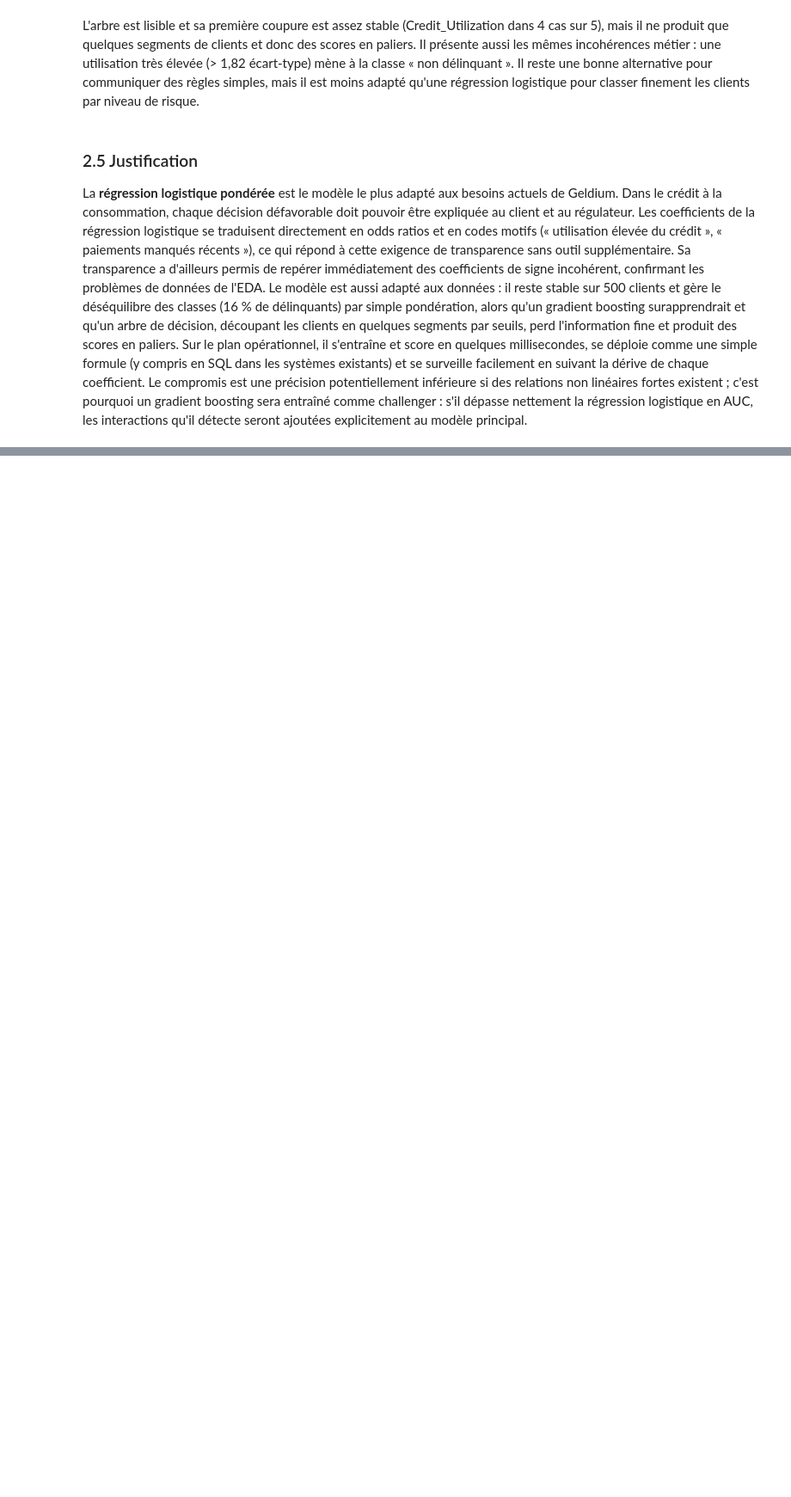
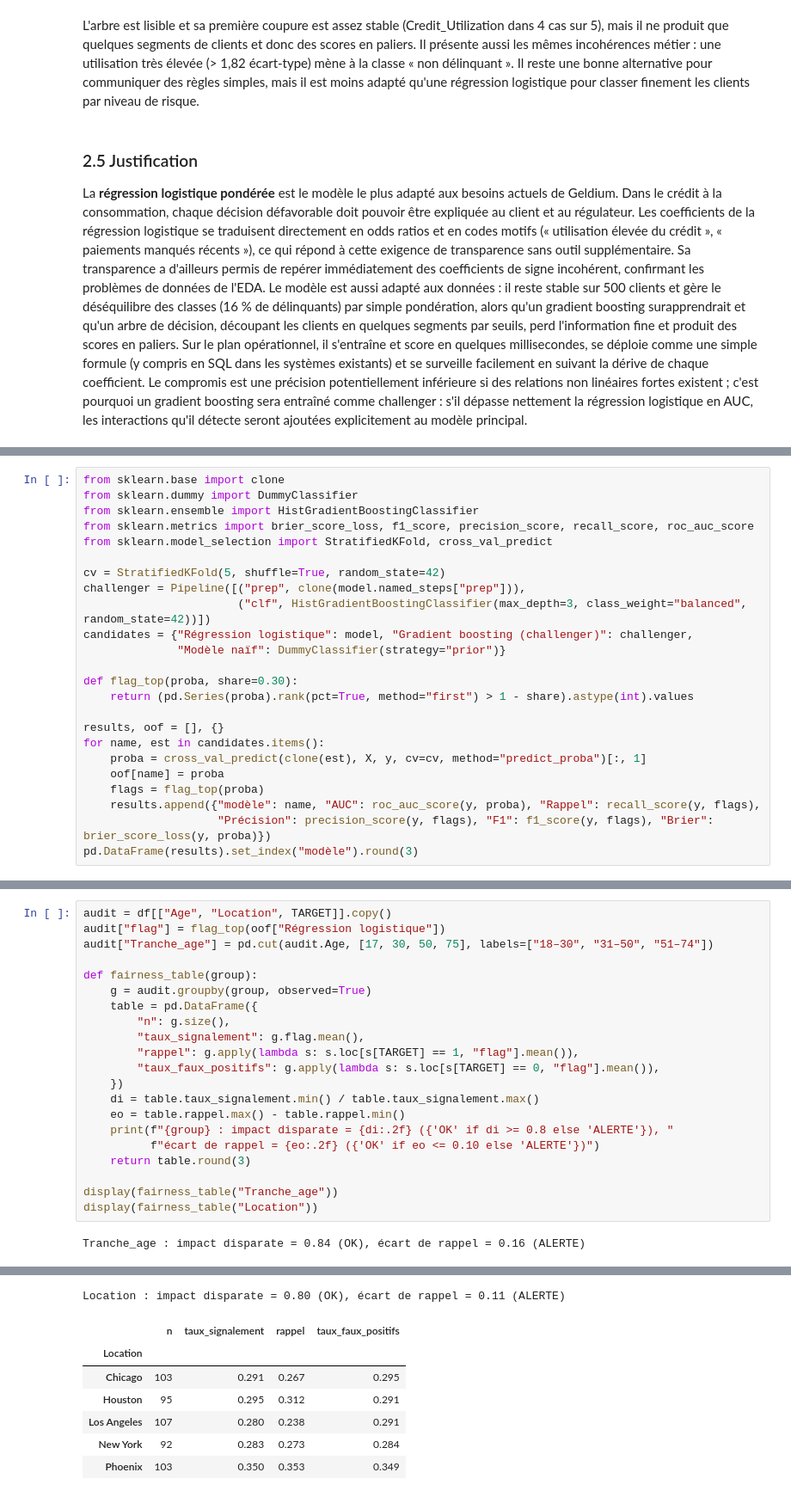
Before and after one commit to AmineBnh21/Tata_Project, a Jupyter notebook: Part2_Modelisation/Model_Plan_Geldium.ipynb, the cells around one changed output, grey strips where cells are left out. Shown at 86% size. Saved outputs shown, nothing was run; the diff lists cells and outputs as text; blank space fills up the shorter version.

```diff
--- a/Part2_Modelisation/Model_Plan_Geldium.ipynb
+++ b/Part2_Modelisation/Model_Plan_Geldium.ipynb
@@ -275,0 +304,24 @@ La **régression logistique pondérée** est le modèle le plus adapté aux beso
+# %%
+from sklearn.base import clone
+from sklearn.dummy import DummyClassifier
+from sklearn.ensemble import HistGradientBoostingClassifier
+from sklearn.metrics import brier_score_loss, f1_score, precision_score, recall_score, roc_auc_score
+from sklearn.model_selection import StratifiedKFold, cross_val_predict
+
+cv = StratifiedKFold(5, shuffle=True, random_state=42)
+challenger = Pipeline([("prep", clone(model.named_steps["prep"])),
+                       ("clf", HistGradientBoostingClassifier(max_depth=3, class_weight="balanced", random_state=42))])
+candidates = {"Régression logistique": model, "Gradient boosting (challenger)": challenger,
+              "Modèle naïf": DummyClassifier(strategy="prior")}
+
+def flag_top(proba, share=0.30):
+    return (pd.Series(proba).rank(pct=True, method="first") > 1 - share).astype(int).values
+
+results, oof = [], {}
+for name, est in candidates.items():
+    proba = cross_val_predict(clone(est), X, y, cv=cv, method="predict_proba")[:, 1]
+    oof[name] = proba
+    flags = flag_top(proba)
+    results.append({"modèle": name, "AUC": roc_auc_score(y, proba), "Rappel": recall_score(y, flags),
+                    "Précision": precision_score(y, flags), "F1": f1_score(y, flags), "Brier": brier_score_loss(y, proba)})
+pd.DataFrame(results).set_index("modèle").round(3)
@@ -275,0 +356,23 @@ La **régression logistique pondérée** est le modèle le plus adapté aux beso
+# %%
+audit = df[["Age", "Location", TARGET]].copy()
+audit["flag"] = flag_top(oof["Régression logistique"])
+audit["Tranche_age"] = pd.cut(audit.Age, [17, 30, 50, 75], labels=["18–30", "31–50", "51–74"])
+
+def fairness_table(group):
+    g = audit.groupby(group, observed=True)
+    table = pd.DataFrame({
+        "n": g.size(),
+        "taux_signalement": g.flag.mean(),
+        "rappel": g.apply(lambda s: s.loc[s[TARGET] == 1, "flag"].mean()),
+        "taux_faux_positifs": g.apply(lambda s: s.loc[s[TARGET] == 0, "flag"].mean()),
+    })
+    di = table.taux_signalement.min() / table.taux_signalement.max()
+    eo = table.rappel.max() - table.rappel.min()
+    print(f"{group} : impact disparate = {di:.2f} ({'OK' if di >= 0.8 else 'ALERTE'}), "
+          f"écart de rappel = {eo:.2f} ({'OK' if eo <= 0.10 else 'ALERTE'})")
+    return table.round(3)
+
+display(fairness_table("Tranche_age"))
+display(fairness_table("Location"))
+# %% [output]
+Tranche_age : impact disparate = 0.84 (OK), écart de rappel = 0.16 (ALERTE)
@@ -275,0 +384,8 @@ La **régression logistique pondérée** est le modèle le plus adapté aux beso
+Location : impact disparate = 0.80 (OK), écart de rappel = 0.11 (ALERTE)
+|  | n | taux_signalement | rappel | taux_faux_positifs |
+| Location |  |  |  |  |
+| Chicago | 103 | 0.291 | 0.267 | 0.295 |
+| Houston | 95 | 0.295 | 0.312 | 0.291 |
+| Los Angeles | 107 | 0.280 | 0.238 | 0.291 |
+| New York | 92 | 0.283 | 0.273 | 0.284 |
+| Phoenix | 103 | 0.350 | 0.353 | 0.349 |
```
Also changed, not shown: parts of 8 cells of this notebook, 1 other file.
